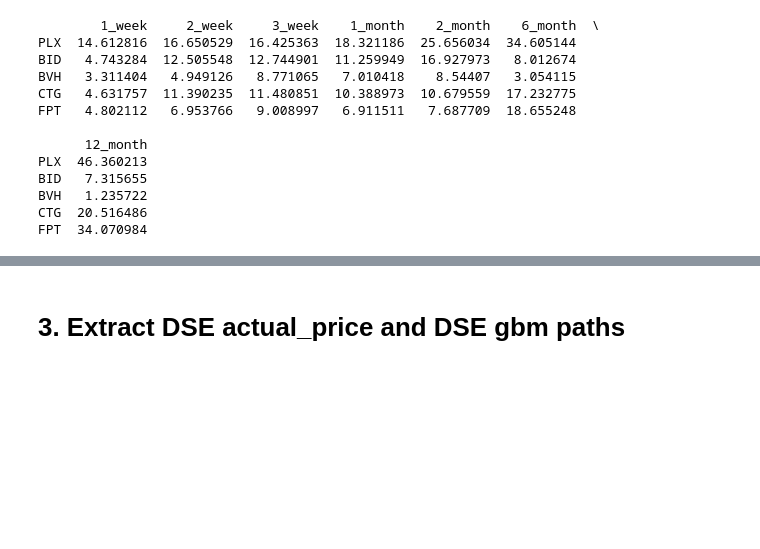
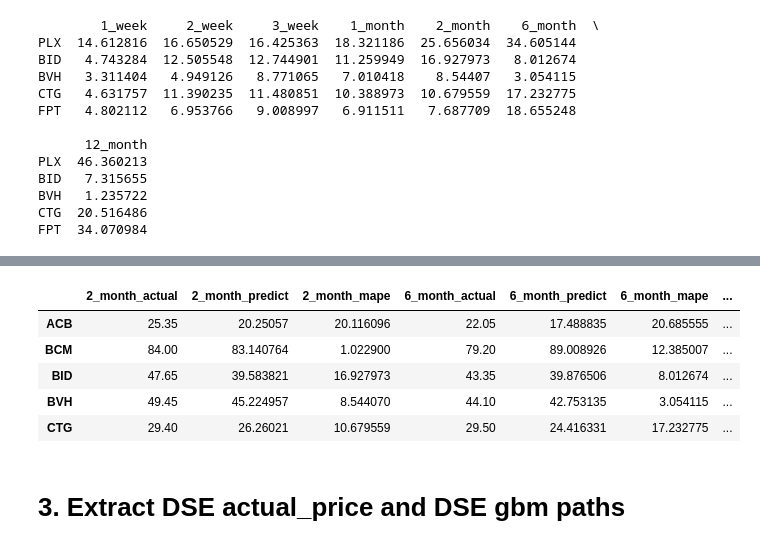
Before and after one commit to phamminh1998/GBM_Frontier_Market, a Jupyter notebook: mape_test.ipynb, the cells around one changed output, grey strips where cells are left out. Drawn from its saved outputs; the diff is of its cells as text; code cells hidden in the pictures; blank space fills up the shorter version.

```diff
--- a/mape_test.ipynb
+++ b/mape_test.ipynb
@@ -147,3 +208,54 @@ FPT  34.070984
+# %%
+import pandas as pd
+
+# Load data
+hose_mape = pd.read_csv('./mape/hose_mape.csv')
+hose_df_2023 = pd.read_csv('./data/hose_df_2023.csv')
+hose_average = pd.read_csv('./average_paths_hose.csv')
+
+# Convert date columns to datetime
+hose_df_2023['date'] = pd.to_datetime(hose_df_2023['date'])
+hose_average['date'] = pd.to_datetime(hose_average['date'])
+
+# Sort hose_df_2023 and hose_average by date and ticker
+hose_df_2023 = hose_df_2023.sort_values(by=['ticker', 'date'])
+hose_average = hose_average.sort_values(by='date')
+
+# Sample tickers (replace this with your actual unique tickers)
+unique_tickers = hose_df_2023['ticker'].unique()
+
+# Create an empty DataFrame 'hose_long_term' with tickers as index
+hose_long_term = pd.DataFrame(index=unique_tickers)
+
+# Extract actual, predicted prices and MAPE for each period
+periods = {
+    '2_month': 42,
+    '6_month': 120,
+    '12_month': 248
+}
+
+for period, index in periods.items():
+    actual_prices = [get_close_price_at_index(hose_df_2023, ticker, index) for ticker in unique_tickers]
+    hose_long_term[f'{period}_actual'] = actual_prices
+
+    predicted_prices = hose_average.iloc[index, 1:33].values
+    hose_long_term[f'{period}_predict'] = predicted_prices
+
+    hose_long_term[f'{period}_mape'] = hose_mape[period].values
+
+# Save as a CSV file to the 'mape' folder
+hose_long_term.to_csv('./mape/hose_long_term.csv')
+hose_long_term.to_excel('./mape/hose_long_term.xlsx')
+
+# Display the first few rows of the DataFrame
+hose_long_term.head()
+# %% [output]
+|  | 2_month_actual | 2_month_predict | 2_month_mape | 6_month_actual | 6_month_predict | 6_month_mape | ... |
+| ACB | 25.35 | 20.25057 | 20.116096 | 22.05 | 17.488835 | 20.685555 | ... |
+| BCM | 84.00 | 83.140764 | 1.022900 | 79.20 | 89.008926 | 12.385007 | ... |
+| BID | 47.65 | 39.583821 | 16.927973 | 43.35 | 39.876506 | 8.012674 | ... |
+| BVH | 49.45 | 45.224957 | 8.544070 | 44.10 | 42.753135 | 3.054115 | ... |
+| CTG | 29.40 | 26.26021 | 10.679559 | 29.50 | 24.416331 | 17.232775 | ... |
 # %% [markdown]
 # 3. Extract DSE actual_price and DSE gbm paths
 # %%
```
Also changed, not shown: parts of 5 cells of this notebook, 4 other files.
